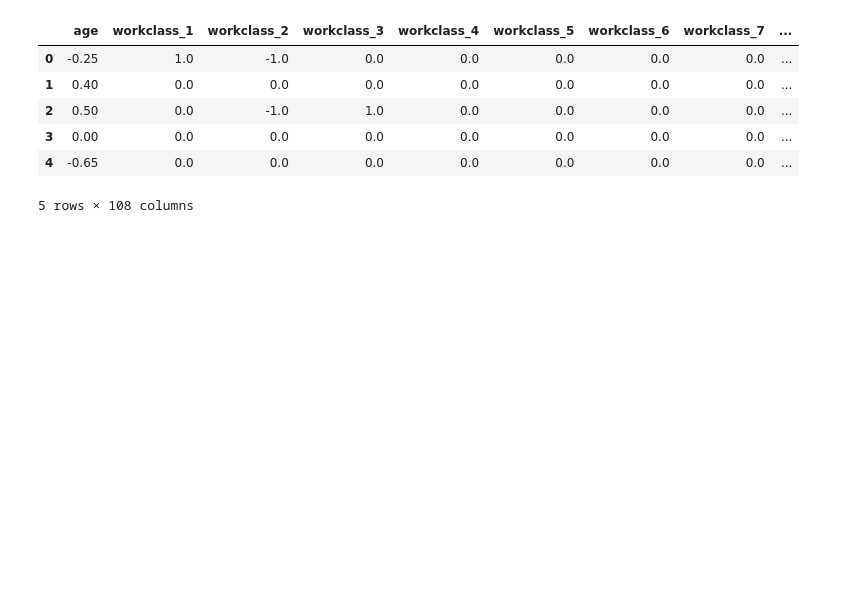
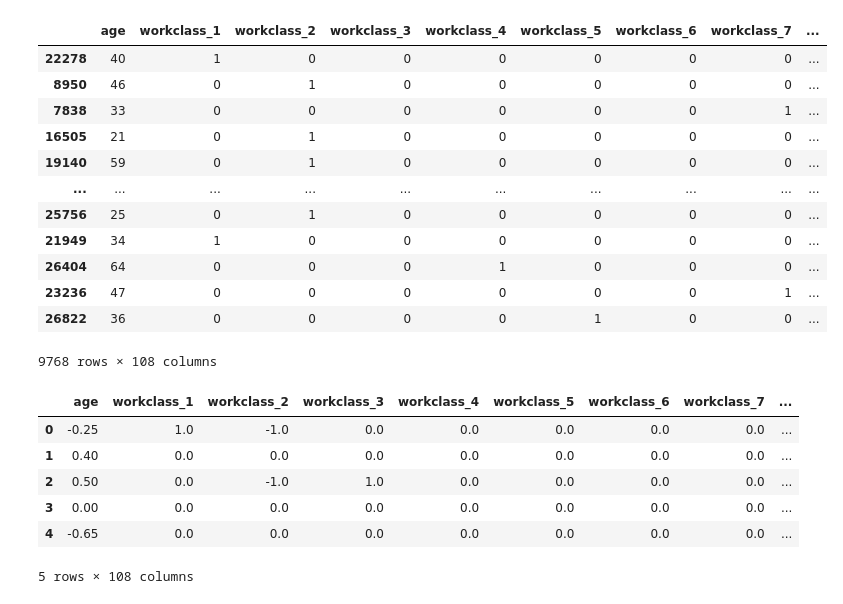
Before and after one commit to ridwan-bvk/SAKOLA-PASCA, a Jupyter notebook: SEMESTER 1/DATA MINING/_TUGAS/DISKUSI/PERTEMUAN KE-5 KALISIFIKASI NAIVE BAYES/OLAH DATA/naive bayes done.ipynb, the cells around one changed output. Cells and saved outputs as stored; diff of their text form; code cells hidden in the pictures; blank space fills up the shorter version.

```diff
--- a/SEMESTER 1/DATA MINING/_TUGAS/DISKUSI/PERTEMUAN KE-5 KALISIFIKASI NAIVE BAYES/OLAH DATA/naive bayes done.ipynb
+++ b/SEMESTER 1/DATA MINING/_TUGAS/DISKUSI/PERTEMUAN KE-5 KALISIFIKASI NAIVE BAYES/OLAH DATA/naive bayes done.ipynb
@@ -45 +56,17 @@ X_test = encoder.transform(X_test)
+# %%
+X_test
+# %% [output]
+|  | age | workclass_1 | workclass_2 | workclass_3 | workclass_4 | workclass_5 | workclass_6 | workclass_7 | ... |
+| 22278 | 40 | 1 | 0 | 0 | 0 | 0 | 0 | 0 | ... |
+| 8950 | 46 | 0 | 1 | 0 | 0 | 0 | 0 | 0 | ... |
+| 7838 | 33 | 0 | 0 | 0 | 0 | 0 | 0 | 1 | ... |
+| 16505 | 21 | 0 | 1 | 0 | 0 | 0 | 0 | 0 | ... |
+| 19140 | 59 | 0 | 1 | 0 | 0 | 0 | 0 | 0 | ... |
+| ... | ... | ... | ... | ... | ... | ... | ... | ... | ... |
+| 25756 | 25 | 0 | 1 | 0 | 0 | 0 | 0 | 0 | ... |
+| 21949 | 34 | 1 | 0 | 0 | 0 | 0 | 0 | 0 | ... |
+| 26404 | 64 | 0 | 0 | 0 | 1 | 0 | 0 | 0 | ... |
+| 23236 | 47 | 0 | 0 | 0 | 0 | 0 | 0 | 1 | ... |
+| 26822 | 36 | 0 | 0 | 0 | 0 | 1 | 0 | 0 | ... |
+9768 rows × 108 columns
 # %%
```
Also changed, not shown: parts of 18 cells of this notebook, 15 other files.
